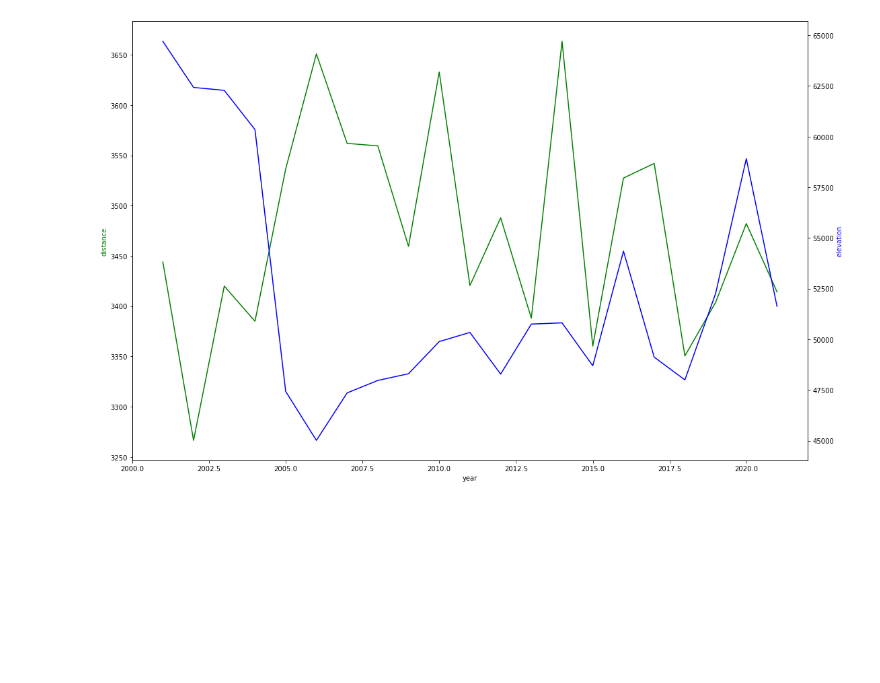
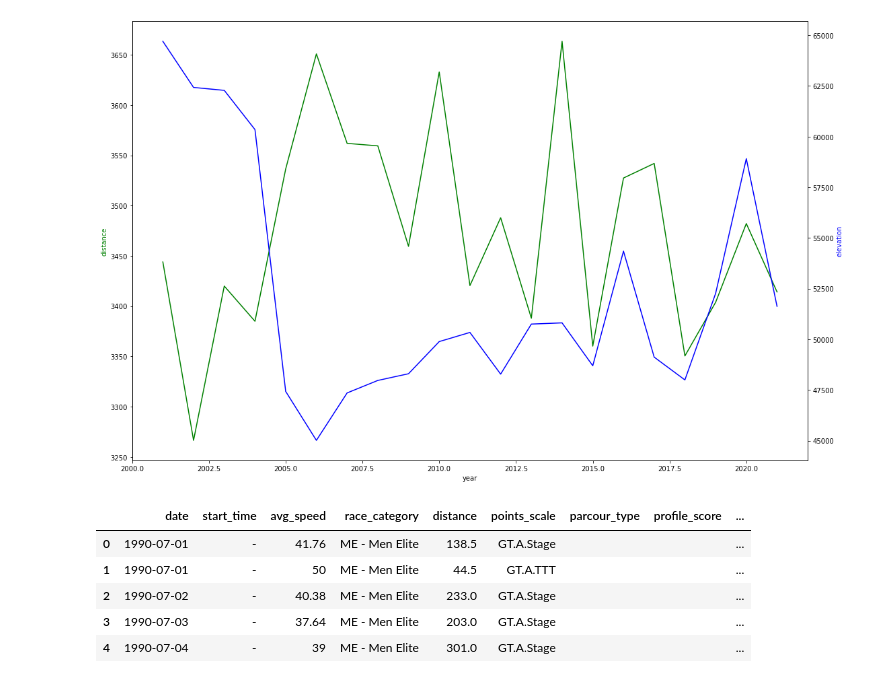
Before and after one commit to jbrttl/cycling, a Jupyter notebook: tdf_stages_stats.ipynb, the cells around one changed output. Drawn from its saved outputs; the diff is of its cells as text; code cells hidden in the pictures; blank space fills up the shorter version.

Commit message:
Adding new notebook with TDF stages stats

```diff
--- a/tdf_stages_stats.ipynb
+++ b/tdf_stages_stats.ipynb
@@ -136,3 +136,12 @@ ax2.set_ylabel('elevation', color='b')
 plt.show()
 # %% [output]
 [figure]
+# %%
+df.head()
+# %% [output]
+|  | date | start_time | avg_speed | race_category | distance | points_scale | parcour_type | profile_score | ... |
+| 0 | 1990-07-01 | - | 41.76 | ME - Men Elite | 138.5 | GT.A.Stage |  |  | ... |
+| 1 | 1990-07-01 | - | 50 | ME - Men Elite | 44.5 | GT.A.TTT |  |  | ... |
+| 2 | 1990-07-02 | - | 40.38 | ME - Men Elite | 233.0 | GT.A.Stage |  |  | ... |
+| 3 | 1990-07-03 | - | 37.64 | ME - Men Elite | 203.0 | GT.A.Stage |  |  | ... |
+| 4 | 1990-07-04 | - | 39 | ME - Men Elite | 301.0 | GT.A.Stage |  |  | ... |
```
Also changed, not shown: parts of 1 cell of this notebook.
